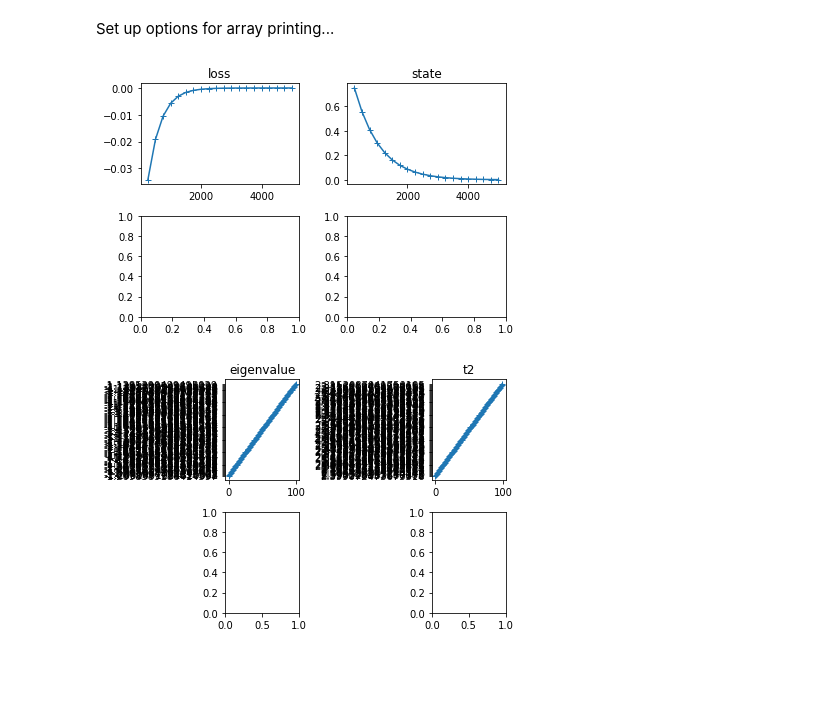
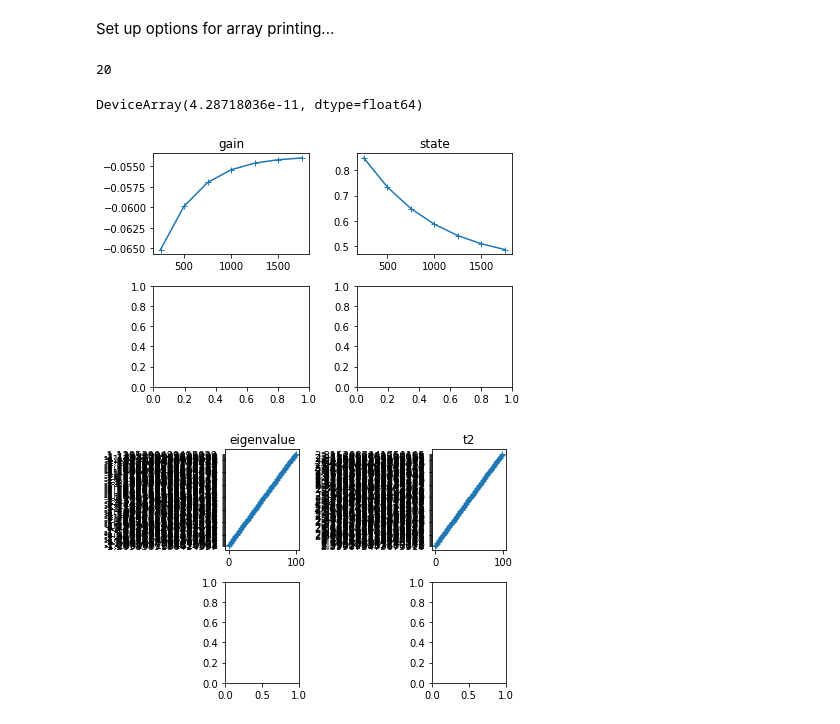
Before and after one commit to sritchie/catenary, a Jupyter notebook: notebooks/single_matrix_model.ipynb, the cells around one changed output. Drawn from its saved outputs; the diff is of its cells as text; code cells hidden in the pictures; blank space fills up the shorter version.

Commit message:
add alpha tuning

```diff
--- a/notebooks/single_matrix_model.ipynb
+++ b/notebooks/single_matrix_model.ipynb
@@ -23,11 +27,25 @@ Set up options for array printing...
  np.set_printoptions(linewidth=large_width)
 # %%
 reader = FSReader("output/repl")
+# %%
+n = 20
+g = -0.02
+t1 = 0
+t2 = m.t2_exact(g)
+alpha, n = m.tune_alpha(lambda a: m.single_matrix_correlators(2 * n - 1, a, g, t1, t2), 1, target=1e6, trigger=1e12)
+cs.min_eigenvalue(n, alpha, g, t1, m.t2_exact(g))
+
+# negative number, but the ratio is within 10^-5, then we still count that as positive.
+# switch to doing gradient ascent on the ratio
+# TODO export this with higher precision
+# %% [output]
+20
+DeviceArray(4.28718036e-11, dtype=float64)
 # %%
-data=reader.read_all(["loss", "state"])
-m.plot_metrics(data, 2, 2)
+data=reader.read_all(["gain", "state"])
+p.plot_metrics(data, 2, 2)
 # %% [output]
-[figure, old version]
+[figure, new version]
 # %%
 def pivot(xs):
     return np.array([[m["step"], m["value"]] for m in xs]).T
```
Also changed, not shown: parts of 1 cell of this notebook, 3 other files.
